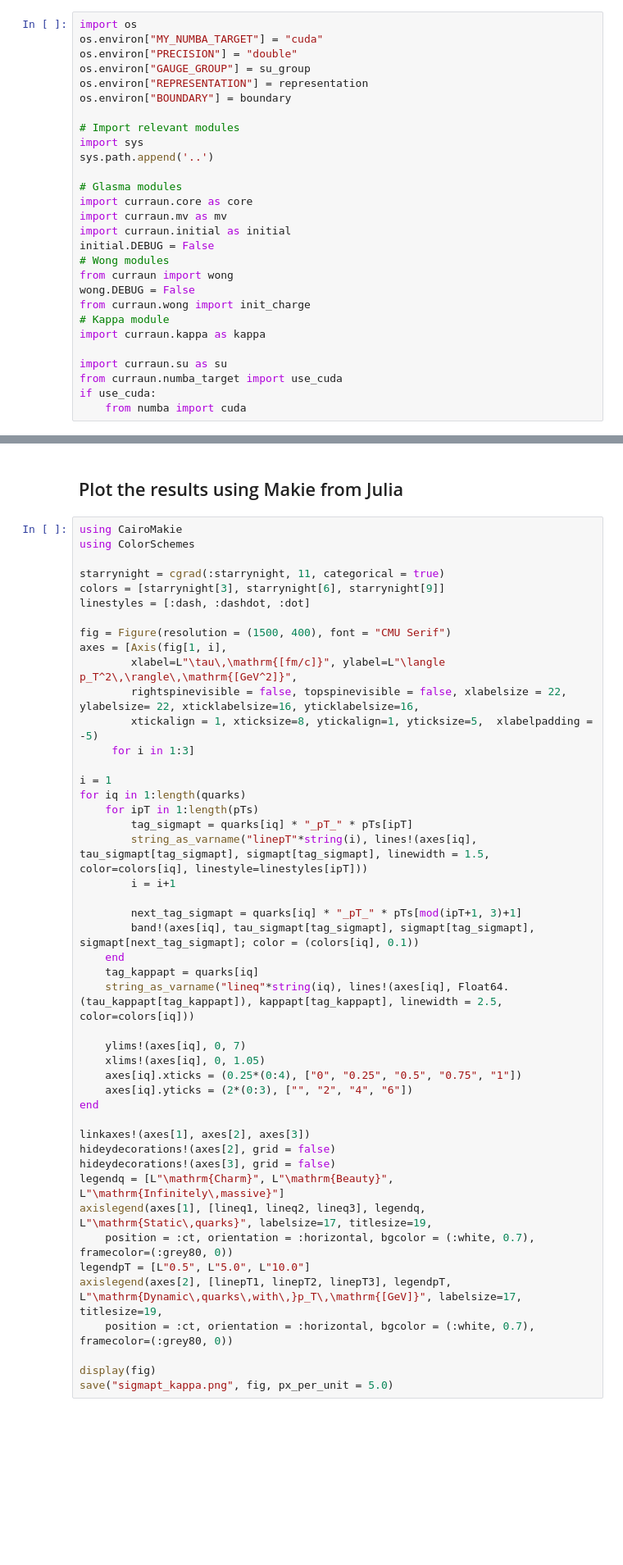
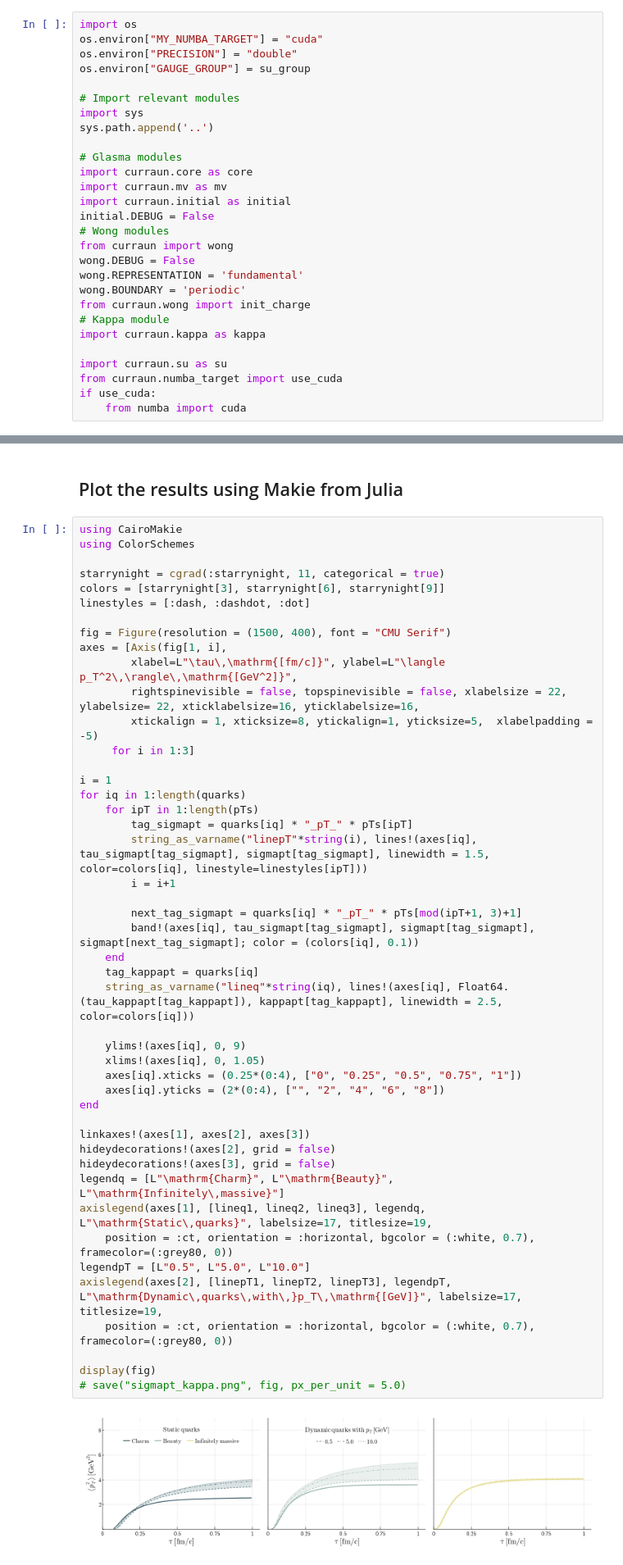
Before and after one commit to avramescudana/curraun, a Jupyter notebook: notebooks/Comparison between kappa.py module and the wong.py solver for heavy quarks.ipynb, the cells around one changed output, grey strips where cells are left out. Shown at 82% size. Cells and saved outputs as stored; diff of their text form; blank space fills up the shorter version.

```diff
--- a/notebooks/Comparison between kappa.py module and the wong.py solver for heavy quarks.ipynb
+++ b/notebooks/Comparison between kappa.py module and the wong.py solver for heavy quarks.ipynb
@@ -56,8 +54,6 @@ import os
 os.environ["MY_NUMBA_TARGET"] = "cuda"
 os.environ["PRECISION"] = "double"
 os.environ["GAUGE_GROUP"] = su_group
-os.environ["REPRESENTATION"] = representation
-os.environ["BOUNDARY"] = boundary
 
 # Import relevant modules
 import sys
@@ -71,6 +67,8 @@ initial.DEBUG = False
 # Wong modules
 from curraun import wong
 wong.DEBUG = False
+wong.REPRESENTATION = 'fundamental'
+wong.BOUNDARY = 'periodic'
 from curraun.wong import init_charge
 # Kappa module
 import curraun.kappa as kappa
@@ -347,33 +373,35 @@ axes = [Axis(fig[1, i],
      for i in 1:3]
 
 i = 1
 for iq in 1:length(quarks)
     for ipT in 1:length(pTs)
         tag_sigmapt = quarks[iq] * "_pT_" * pTs[ipT]
         string_as_varname("linepT"*string(i), lines!(axes[iq], tau_sigmapt[tag_sigmapt], sigmapt[tag_sigmapt], linewidth = 1.5, color=colors[iq], linestyle=linestyles[ipT]))
         i = i+1
 
         next_tag_sigmapt = quarks[iq] * "_pT_" * pTs[mod(ipT+1, 3)+1]
         band!(axes[iq], tau_sigmapt[tag_sigmapt], sigmapt[tag_sigmapt], sigmapt[next_tag_sigmapt]; color = (colors[iq], 0.1))
     end
     tag_kappapt = quarks[iq]
     string_as_varname("lineq"*string(iq), lines!(axes[iq], Float64.(tau_kappapt[tag_kappapt]), kappapt[tag_kappapt], linewidth = 2.5, color=colors[iq]))
 
-    ylims!(axes[iq], 0, 7)
+    ylims!(axes[iq], 0, 9)
     xlims!(axes[iq], 0, 1.05)
     axes[iq].xticks = (0.25*(0:4), ["0", "0.25", "0.5", "0.75", "1"])
-    axes[iq].yticks = (2*(0:3), ["", "2", "4", "6"])
+    axes[iq].yticks = (2*(0:4), ["", "2", "4", "6", "8"])
 end
 
 linkaxes!(axes[1], axes[2], axes[3])
 hideydecorations!(axes[2], grid = false)
 hideydecorations!(axes[3], grid = false)
 legendq = [L"\mathrm{Charm}", L"\mathrm{Beauty}", L"\mathrm{Infinitely\,massive}"]
 axislegend(axes[1], [lineq1, lineq2, lineq3], legendq, L"\mathrm{Static\,quarks}", labelsize=17, titlesize=19,
     position = :ct, orientation = :horizontal, bgcolor = (:white, 0.7), framecolor=(:grey80, 0))
 legendpT = [L"0.5", L"5.0", L"10.0"]
 axislegend(axes[2], [linepT1, linepT2, linepT3], legendpT, L"\mathrm{Dynamic\,quarks\,with\,}p_T\,\mathrm{[GeV]}", labelsize=17, titlesize=19,
     position = :ct, orientation = :horizontal, bgcolor = (:white, 0.7), framecolor=(:grey80, 0))
 
 display(fig)
-save("sigmapt_kappa.png", fig, px_per_unit = 5.0)
+# save("sigmapt_kappa.png", fig, px_per_unit = 5.0)
+# %% [output]
+[figure, added]
```
Also changed, not shown: parts of 5 cells of this notebook, 10 other files.
